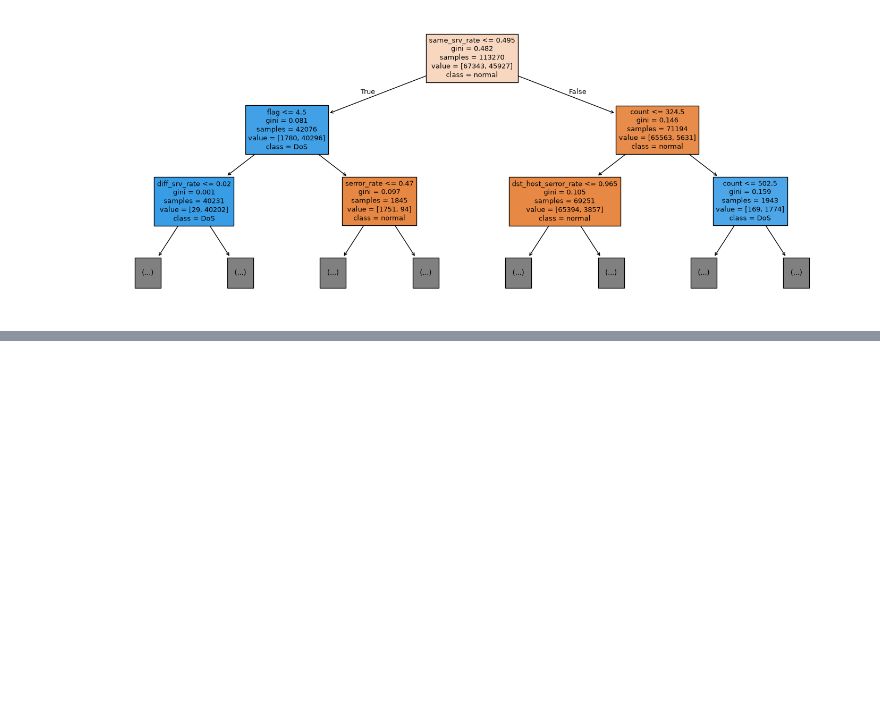
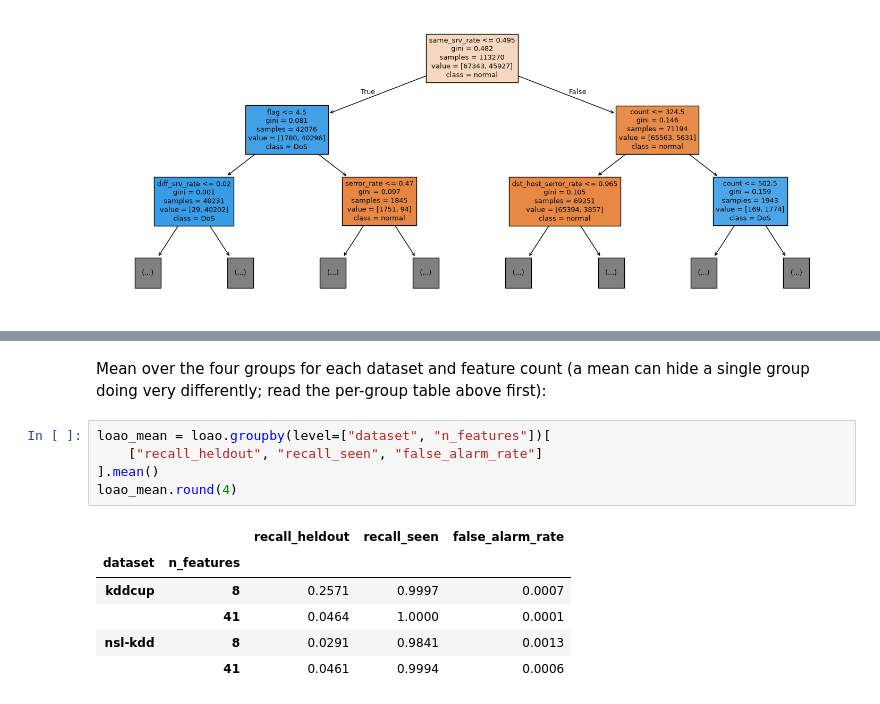
Before and after one commit to jr-cho/ml-network-anomaly-detection, a Jupyter notebook: notebooks/03_decision_tree.ipynb, the cells around one changed output, grey strips where cells are left out. Drawn from its saved outputs; the diff is of its cells as text; blank space fills up the shorter version.

```diff
--- a/notebooks/03_decision_tree.ipynb
+++ b/notebooks/03_decision_tree.ipynb
@@ -154,0 +195,14 @@ pd.Series(
+# %% [markdown]
+Mean over the four groups for each dataset and feature count (a mean can hide a single group doing very differently; read the per-group table above first):
+# %%
+loao_mean = loao.groupby(level=["dataset", "n_features"])[
+    ["recall_heldout", "recall_seen", "false_alarm_rate"]
+].mean()
+loao_mean.round(4)
+# %% [output]
+|  |  | recall_heldout | recall_seen | false_alarm_rate |
+| dataset | n_features |  |  |  |
+| kddcup | 8 | 0.2571 | 0.9997 | 0.0007 |
+|  | 41 | 0.0464 | 1.0000 | 0.0001 |
+| nsl-kdd | 8 | 0.0291 | 0.9841 | 0.0013 |
+|  | 41 | 0.0461 | 0.9994 | 0.0006 |
```
Also changed, not shown: parts of 8 cells of this notebook, 4 other files.
